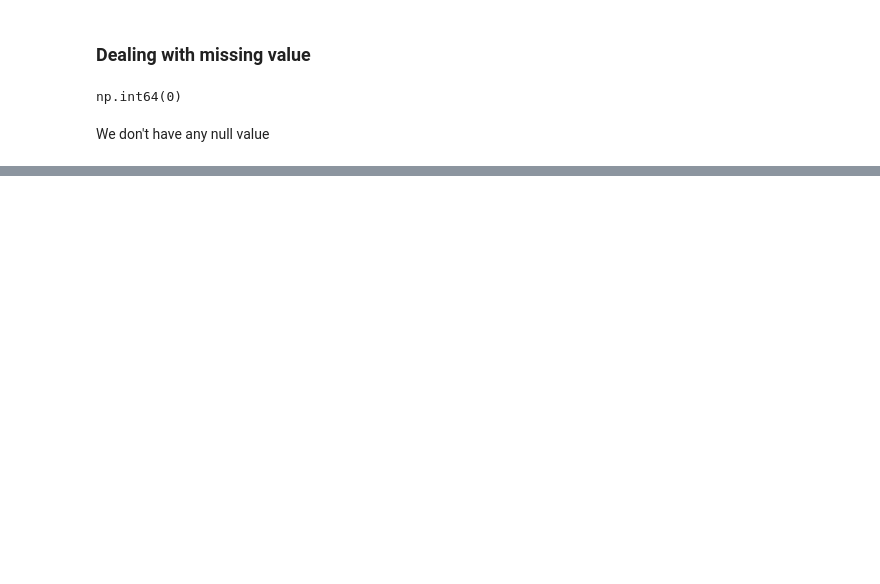
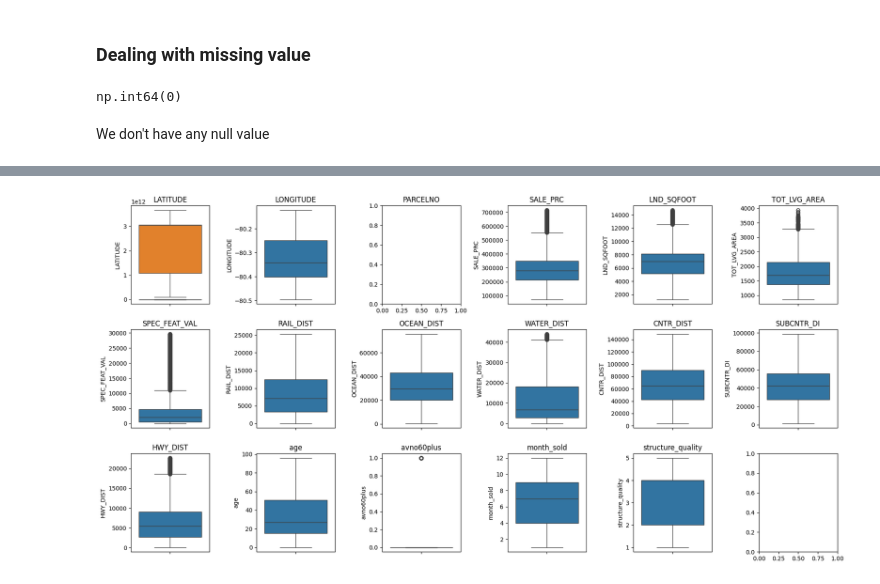
Before and after one commit to rishv1912/Miami-House-Price-Prediction, a Jupyter notebook: miami-housing-price-prediction.ipynb, the cells around one changed output, grey strips where cells are left out. Saved outputs shown, nothing was run; the diff lists cells and outputs as text; code cells hidden in the pictures; blank space fills up the shorter version.

```diff
--- a/miami-housing-price-prediction.ipynb
+++ b/miami-housing-price-prediction.ipynb
@@ -100,11 +145,17 @@ plt.show()
 # %%
-def remove_outliers(df,column):
-    percentile25 = df.quantile(0.25)
-    percentile75 = df.quantile(0.75)
+def remove_outliers(df,columns):
+    df_filtered = df.copy()
+    for col in columns:
+        percentile25 = df[col].quantile(0.25)
+        percentile75 = df[col].quantile(0.75)
 
-    iqr = percentile75 - percentile25
+        iqr = percentile75 - percentile25
 
-    upper_limit = percentile25 + 1.5 * iqr
-    lower_limit = percentile75 - 1.5 * iqr
+        upper_limit = percentile75 + 1.5 * iqr
+        lower_limit = percentile25 - 1.5 * iqr
 
-    df_without_outlier = df.loc[(df[column] < lower_limit) | (df[column] > upper_limit), column]
+        # df_without_outlier = df.loc[(df[col] > upper_limit) | (df[col] < lower_limit), column]
+        df_filtered = df_filtered[(df_filtered[col] >= lower_limit) & (df_filtered[col] <= upper_limit)]
+    return df_filtered
+# %%
+new_df_without_outlier = remove_outliers(df,['LND_SQFOOT','TOT_LVG_AREA','SPEC_FEAT_VAL','RAIL_DIST','WATER_DIST','CNTR_DIST','SUBCNTR_DI','HWY_DIST','SALE_PRC'])
@@ -110,0 +182,59 @@ def remove_outliers(df,column):
+# %%
+fig, axes = plt.subplots(nrows=3, ncols=6, figsize=(18, 9))
+
+sns.boxplot(new_df_without_outlier['LATITUDE'],ax=axes[0,0])
+axes[0,0].set_title('LATITUDE')
+
+
+sns.boxplot(new_df_without_outlier['LONGITUDE'],ax=axes[0,1])
+axes[0,1].set_title('LONGITUDE')
+
+sns.boxplot(new_df_without_outlier['PARCELNO'],ax=axes[0,0])
+axes[0,2].set_title('PARCELNO')
+
+sns.boxplot(new_df_without_outlier['SALE_PRC'],ax=axes[0,3])
+axes[0,3].set_title('SALE_PRC')
+
+sns.boxplot(new_df_without_outlier['LND_SQFOOT'],ax=axes[0,4])
+axes[0,4].set_title('LND_SQFOOT')
+
+sns.boxplot(new_df_without_outlier['TOT_LVG_AREA'],ax=axes[0,5])
+axes[0,5].set_title('TOT_LVG_AREA')
+
+sns.boxplot(new_df_without_outlier['SPEC_FEAT_VAL'],ax=axes[1,0])
+axes[1,0].set_title('SPEC_FEAT_VAL')
+
+sns.boxplot(new_df_without_outlier['RAIL_DIST'],ax=axes[1,1])
+axes[1,1].set_title('RAIL_DIST')
+
+sns.boxplot(new_df_without_outlier['OCEAN_DIST'],ax=axes[1,2])
+axes[1,2].set_title('OCEAN_DIST')
+
+sns.boxplot(new_df_without_outlier['WATER_DIST'],ax=axes[1,3])
+axes[1,3].set_title('WATER_DIST')
+
+sns.boxplot(new_df_without_outlier['CNTR_DIST'],ax=axes[1,4])
+axes[1,4].set_title('CNTR_DIST')
+
+sns.boxplot(new_df_without_outlier['SUBCNTR_DI'],ax=axes[1,5])
+axes[1,5].set_title('SUBCNTR_DI')
+
+sns.boxplot(new_df_without_outlier['HWY_DIST'],ax=axes[2,0])
+axes[2,0].set_title('HWY_DIST')
+
+sns.boxplot(new_df_without_outlier['age'],ax=axes[2,1])
+axes[2,1].set_title('age')
+
+sns.boxplot(new_df_without_outlier['avno60plus'],ax=axes[2,2])
+axes[2,2].set_title('avno60plus')
+
+sns.boxplot(new_df_without_outlier['month_sold'],ax=axes[2,3])
+axes[2,3].set_title('month_sold')
+
+sns.boxplot(new_df_without_outlier['structure_quality'],ax=axes[2,4])
+axes[2,4].set_title('structure_quality')
+
+plt.tight_layout()
+plt.show()
+# %% [output]
+[figure, added]
```
Also changed, not shown: parts of 12 cells of this notebook.
